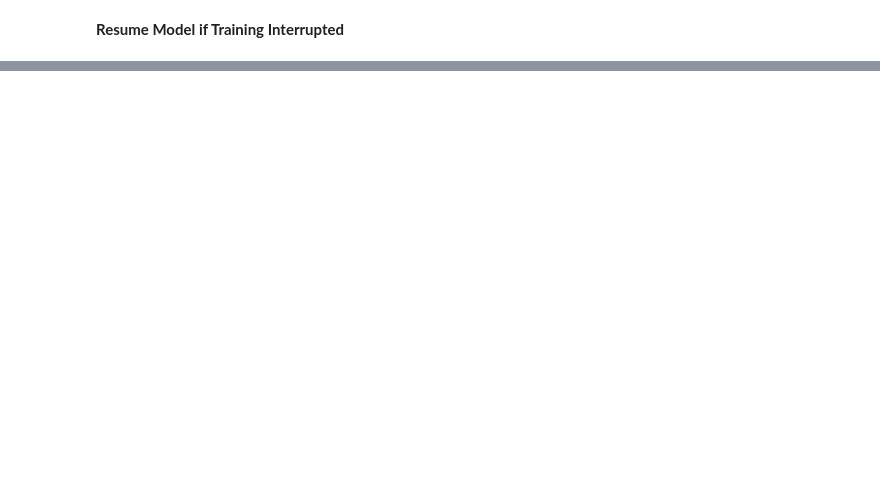
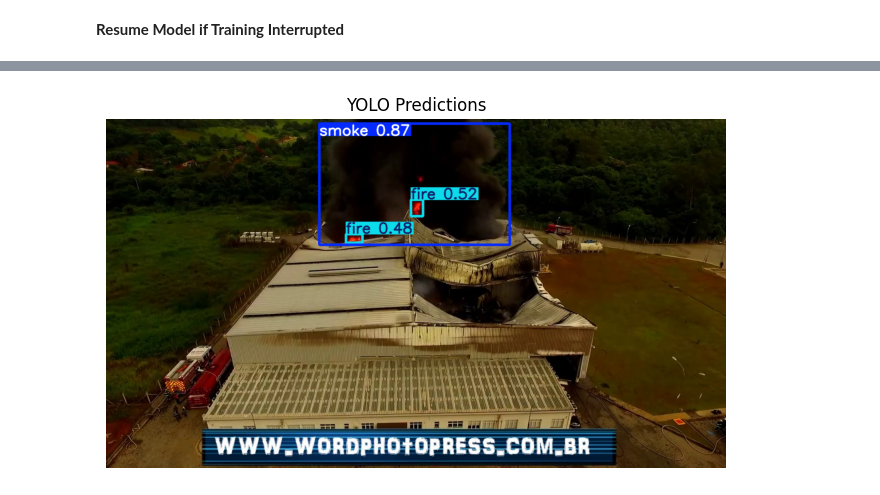
Before and after one commit to nbruk/Super-Fast-and-Optimized-Fire-Detection-Embedded-System-Project, a Jupyter notebook: model.ipynb, the cells around one changed output, grey strips where cells are left out. Saved outputs shown, nothing was run; the diff lists cells and outputs as text; code cells hidden in the pictures; blank space fills up the shorter version.

```diff
--- a/model.ipynb
+++ b/model.ipynb
@@ -48,7 +92,5 @@ model.export(format="onnx")
 # %% [markdown]
 **Resume Model if Training Interrupted**
 # %%
-model = YOLO("runs/detect/train6/weights/last.pt")
-model.train(resume=True)
-model.export(format="saved_model")
+model = YOLO("runs/detect/train7/weights/best.pt")
 model.export(format="onnx")
@@ -64,31 +122,33 @@ def predict_and_show(model_path, image_path, conf=0.25, imgsz=640):
     # load model
     model = YOLO(model_path)
 
     # run prediction
     results = model.predict(
         source=image_path,
         conf=conf,
         imgsz=imgsz,
         save=False,
         verbose=False
     )
 
     # ultralytics gives us an annotated image already
     annotated_img = results[0].plot()
 
     # convert BGR to RGB for matplotlib
     annotated_img = cv2.cvtColor(annotated_img, cv2.COLOR_BGR2RGB)
 
     # show image
     plt.figure(figsize=(8, 8))
     plt.imshow(annotated_img)
     plt.axis("off")
     plt.title("YOLO Predictions")
     plt.show()
 
 
 predict_and_show(
-    model_path="runs/detect/train6/weights/best.pt",
+    model_path="runs/detect/train7/weights/best.pt",
     image_path="data/train/images/WEB09307.jpg",
     conf=0.2
 )
+# %% [output]
+[figure, added]
```
Also changed, not shown: parts of 3 cells of this notebook.
